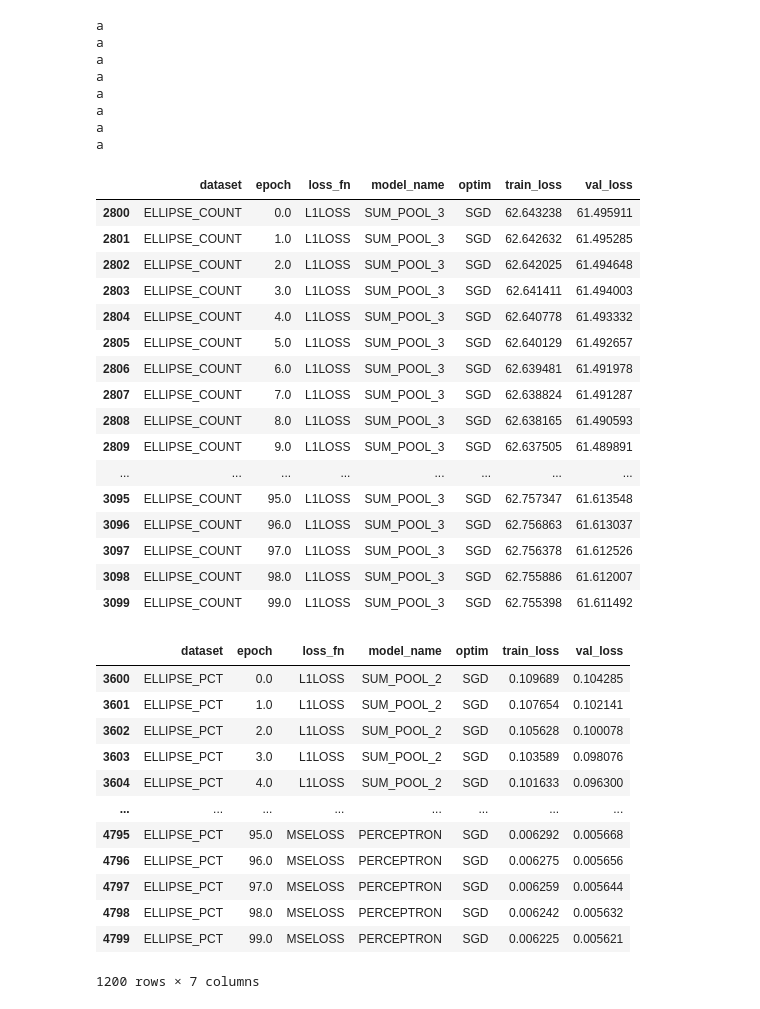
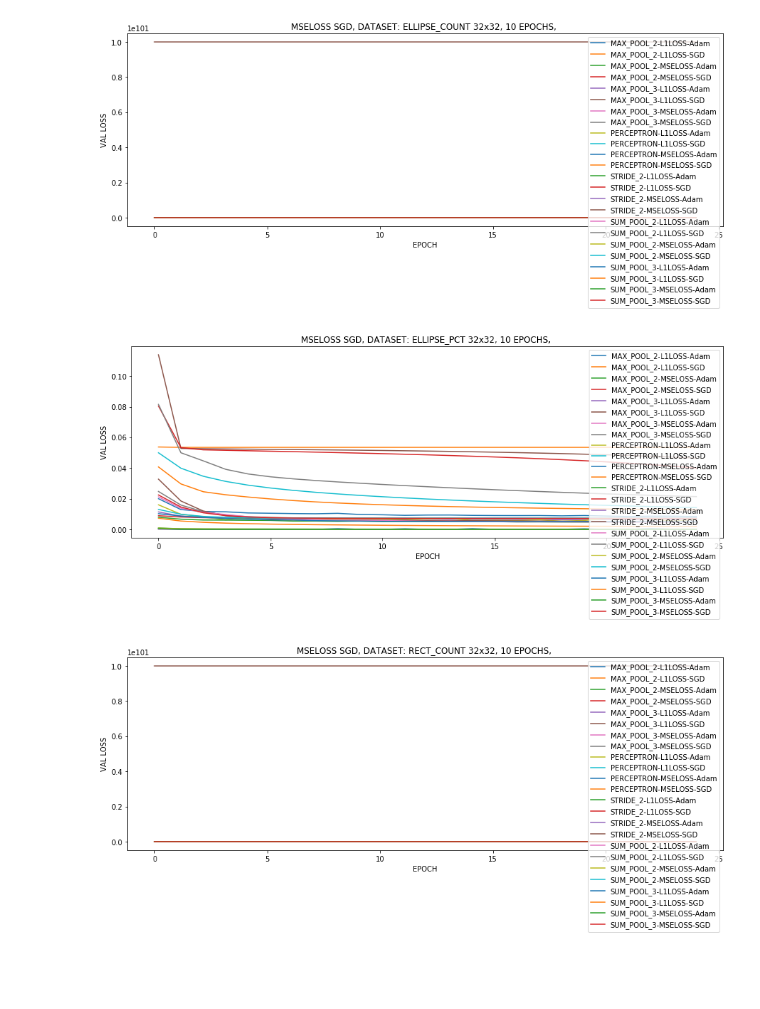
Before and after one commit to ViktorCosenza/areacnn, a Jupyter notebook: visualization.ipynb, the cells around one changed output. Saved outputs shown, nothing was run; the diff lists cells and outputs as text; code cells hidden in the pictures; blank space fills up the shorter version.

```diff
--- a/visualization.ipynb
+++ b/visualization.ipynb
@@ -8,55 +9,11 @@ import numpy as np
 
 from ast import literal_eval
 import json
-# %%
-df = pd.read_csv('FULL_RESULTS.csv', index_col=0)
-groups = df.groupby(["dataset", "model_name", "loss_fn", "optim"])
-for i, group in groups:
-    if len(group) != 100: print('a')
-plt.show()
-# %% [output]
-a
-a
-a
-a
-a
-a
-a
-a
-# %%
-pd.options.display.max_rows = 300
-group
-# %% [output]
-|  | dataset | epoch | loss_fn | model_name | optim | train_loss | val_loss |
-| 2800 | ELLIPSE_COUNT | 0.0 | L1LOSS | SUM_POOL_3 | SGD | 62.643238 | 61.495911 |
-| 2801 | ELLIPSE_COUNT | 1.0 | L1LOSS | SUM_POOL_3 | SGD | 62.642632 | 61.495285 |
-| 2802 | ELLIPSE_COUNT | 2.0 | L1LOSS | SUM_POOL_3 | SGD | 62.642025 | 61.494648 |
-| 2803 | ELLIPSE_COUNT | 3.0 | L1LOSS | SUM_POOL_3 | SGD | 62.641411 | 61.494003 |
-| 2804 | ELLIPSE_COUNT | 4.0 | L1LOSS | SUM_POOL_3 | SGD | 62.640778 | 61.493332 |
-| 2805 | ELLIPSE_COUNT | 5.0 | L1LOSS | SUM_POOL_3 | SGD | 62.640129 | 61.492657 |
-| 2806 | ELLIPSE_COUNT | 6.0 | L1LOSS | SUM_POOL_3 | SGD | 62.639481 | 61.491978 |
-| 2807 | ELLIPSE_COUNT | 7.0 | L1LOSS | SUM_POOL_3 | SGD | 62.638824 | 61.491287 |
-| 2808 | ELLIPSE_COUNT | 8.0 | L1LOSS | SUM_POOL_3 | SGD | 62.638165 | 61.490593 |
-| 2809 | ELLIPSE_COUNT | 9.0 | L1LOSS | SUM_POOL_3 | SGD | 62.637505 | 61.489891 |
-| ... | ... | ... | ... | ... | ... | ... | ... |
-| 3095 | ELLIPSE_COUNT | 95.0 | L1LOSS | SUM_POOL_3 | SGD | 62.757347 | 61.613548 |
-| 3096 | ELLIPSE_COUNT | 96.0 | L1LOSS | SUM_POOL_3 | SGD | 62.756863 | 61.613037 |
-| 3097 | ELLIPSE_COUNT | 97.0 | L1LOSS | SUM_POOL_3 | SGD | 62.756378 | 61.612526 |
-| 3098 | ELLIPSE_COUNT | 98.0 | L1LOSS | SUM_POOL_3 | SGD | 62.755886 | 61.612007 |
-| 3099 | ELLIPSE_COUNT | 99.0 | L1LOSS | SUM_POOL_3 | SGD | 62.755398 | 61.611492 |
-# %%
-df[df["dataset"] == "ELLIPSE_PCT"]
-# %% [output]
-|  | dataset | epoch | loss_fn | model_name | optim | train_loss | val_loss |
-| 3600 | ELLIPSE_PCT | 0.0 | L1LOSS | SUM_POOL_2 | SGD | 0.109689 | 0.104285 |
-| 3601 | ELLIPSE_PCT | 1.0 | L1LOSS | SUM_POOL_2 | SGD | 0.107654 | 0.102141 |
-| 3602 | ELLIPSE_PCT | 2.0 | L1LOSS | SUM_POOL_2 | SGD | 0.105628 | 0.100078 |
-| 3603 | ELLIPSE_PCT | 3.0 | L1LOSS | SUM_POOL_2 | SGD | 0.103589 | 0.098076 |
-| 3604 | ELLIPSE_PCT | 4.0 | L1LOSS | SUM_POOL_2 | SGD | 0.101633 | 0.096300 |
-| ... | ... | ... | ... | ... | ... | ... | ... |
-| 4795 | ELLIPSE_PCT | 95.0 | MSELOSS | PERCEPTRON | SGD | 0.006292 | 0.005668 |
-| 4796 | ELLIPSE_PCT | 96.0 | MSELOSS | PERCEPTRON | SGD | 0.006275 | 0.005656 |
-| 4797 | ELLIPSE_PCT | 97.0 | MSELOSS | PERCEPTRON | SGD | 0.006259 | 0.005644 |
-| 4798 | ELLIPSE_PCT | 98.0 | MSELOSS | PERCEPTRON | SGD | 0.006242 | 0.005632 |
-| 4799 | ELLIPSE_PCT | 99.0 | MSELOSS | PERCEPTRON | SGD | 0.006225 | 0.005621 |
-1200 rows × 7 columns
+# %%
+df = pd.read_csv('FULL_RESULTS.csv', index_col=0)
+df = df.fillna(10e100)
+df_rect_counts = df[df["dataset"] == "RECT_COUNT"]
+df_ellipse_counts = df[df["dataset"] == "ELLIPSE_COUNT"]
+
+df_rect_pct = df[df["dataset"] == "RECT_PCT"]
+df_ellipse_pct = df[df["dataset"] == "ELLIPSE_PCT"]
@@ -62,0 +22,16 @@ df[df["dataset"] == "ELLIPSE_PCT"]
+# %%
+for dt, dt_group in df.groupby('dataset'):
+    plt.figure(figsize=(15, 5))
+    for i, group in dt_group.groupby(['model_name', 'loss_fn', 'optim']):
+        label = f"{i[0]}-{i[1]}-{i[2]}"
+        #plt.plot(group["epoch"], group["train_loss_avg"], label=f"{label}/train_loss")
+        plt.plot(group["epoch"], group["val_loss_avg"], label=f"{label}")
+    plt.title(f'{i[1]} {i[2]}, DATASET: {dt} 32x32, 10 EPOCHS, ')
+    plt.xlabel('EPOCH')
+    plt.ylabel('VAL LOSS')
+    plt.legend()
+    plt.savefig(f'{dt}_val_losses_more_epochs.png')
+# %% [output]
+[figure, added]
+[figure, added]
+[figure, added]
```
Also changed, not shown: parts of 4 cells of this notebook, 4 other files.
